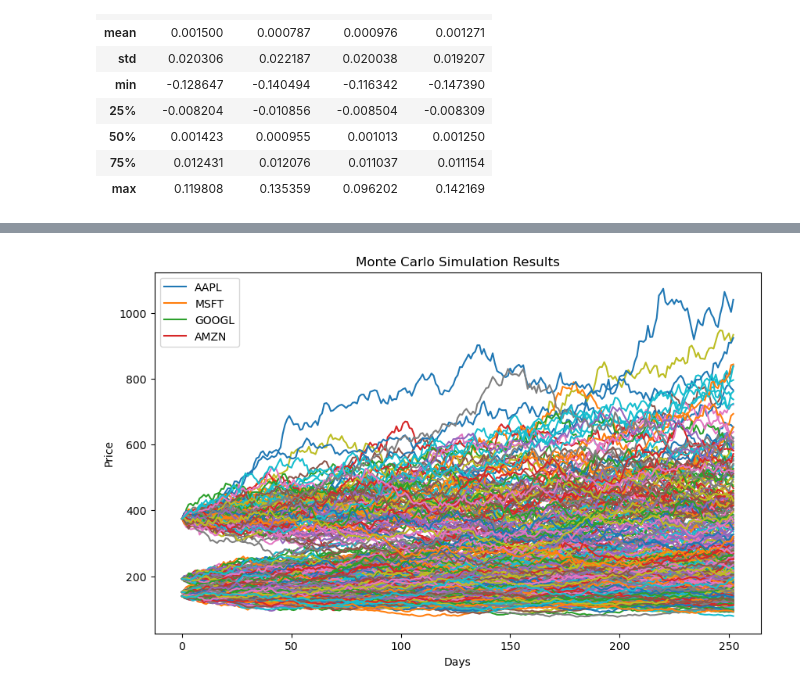
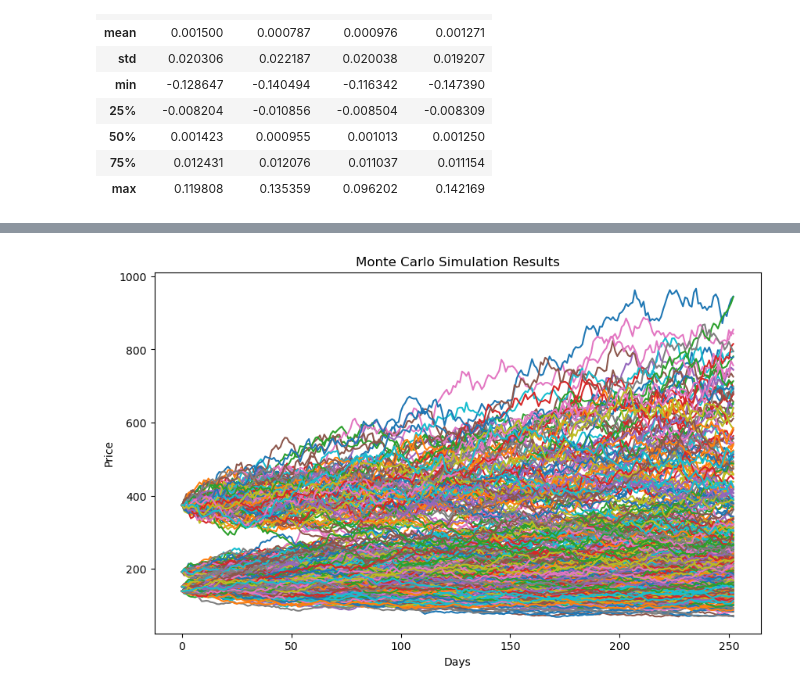
Before and after one commit to turmoli/Finance-Projects, a Jupyter notebook: Github 2 Connecting SQL.ipynb, the cells around one changed output, grey strips where cells are left out. Cells and saved outputs as stored; diff of their text form; code cells hidden in the pictures.

Commit message:
Plots modified

```diff
--- a/Github 2 Connecting SQL.ipynb
+++ b/Github 2 Connecting SQL.ipynb
@@ -185,32 +207,31 @@ def monte_carlo_simulation(start_prices, days, mu, sigma, simulations=100):
             prices.append(prices[-1] * np.exp((mu - 0.5 * sigma**2) + sigma * np.random.normal(size=len(start_prices))))
         results.append(prices)
     return np.array(results)
 
 # Select the last available prices as the starting prices
 start_prices = data.iloc[-1].values
 
 # Number of days to simulate
 days = 252  # 1 year
 
 # Calculate mean and standard deviation of daily returns
 mu = daily_returns.mean(numeric_only=True)
 sigma = daily_returns.std(numeric_only=True)
 
 # Run Monte Carlo simulation
 simulations = monte_carlo_simulation(start_prices, days, mu, sigma)
 
 # # Convert simulations to DataFrame
 # simulations_df = pd.DataFrame(simulations.reshape(-1, simulations.shape[-1]))
 # print(simulations_df)
 
 
 plt.figure(figsize=(10, 6))
 for simulation in simulations.T:
     plt.plot(simulation)
 plt.title("Monte Carlo Simulation Results")
 plt.xlabel("Days")
 plt.ylabel("Price")
-plt.legend(tickers)
 plt.show()
 # %% [output]
-[figure, old version]
+[figure, new version]
```
Also changed, not shown: parts of 5 cells of this notebook, 1 other file.
